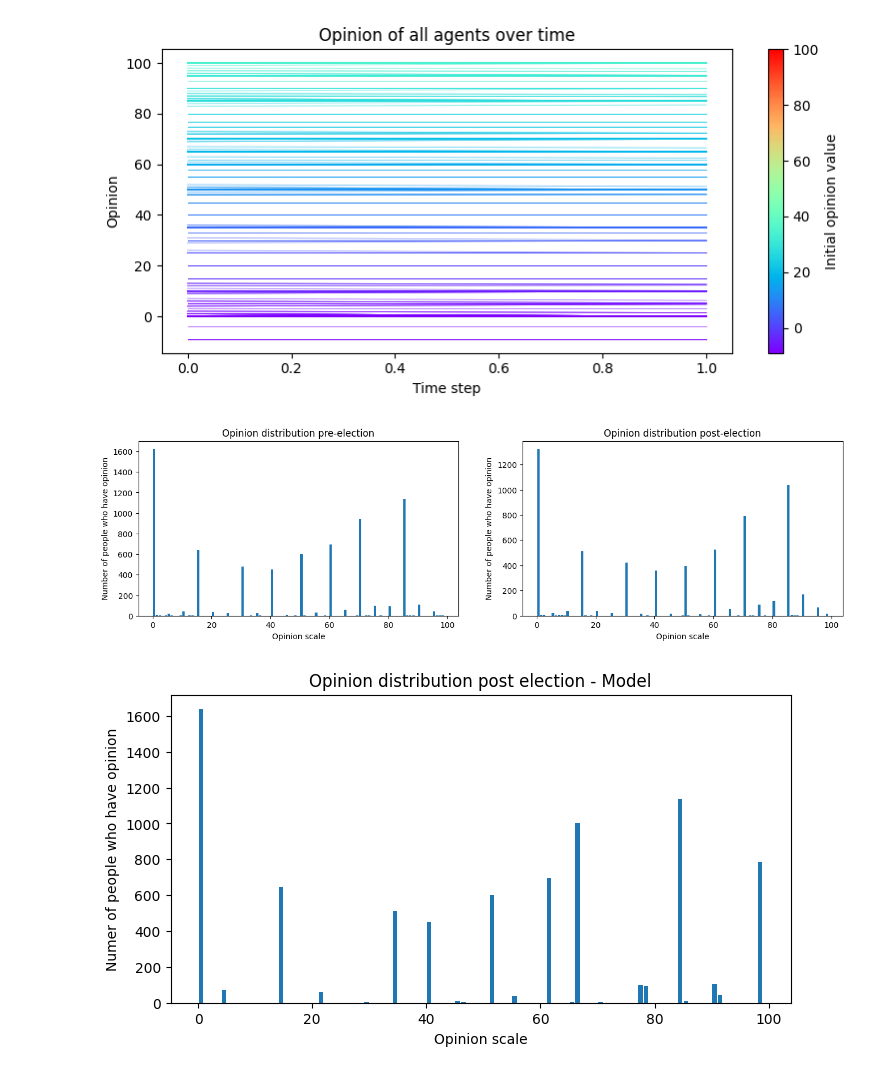
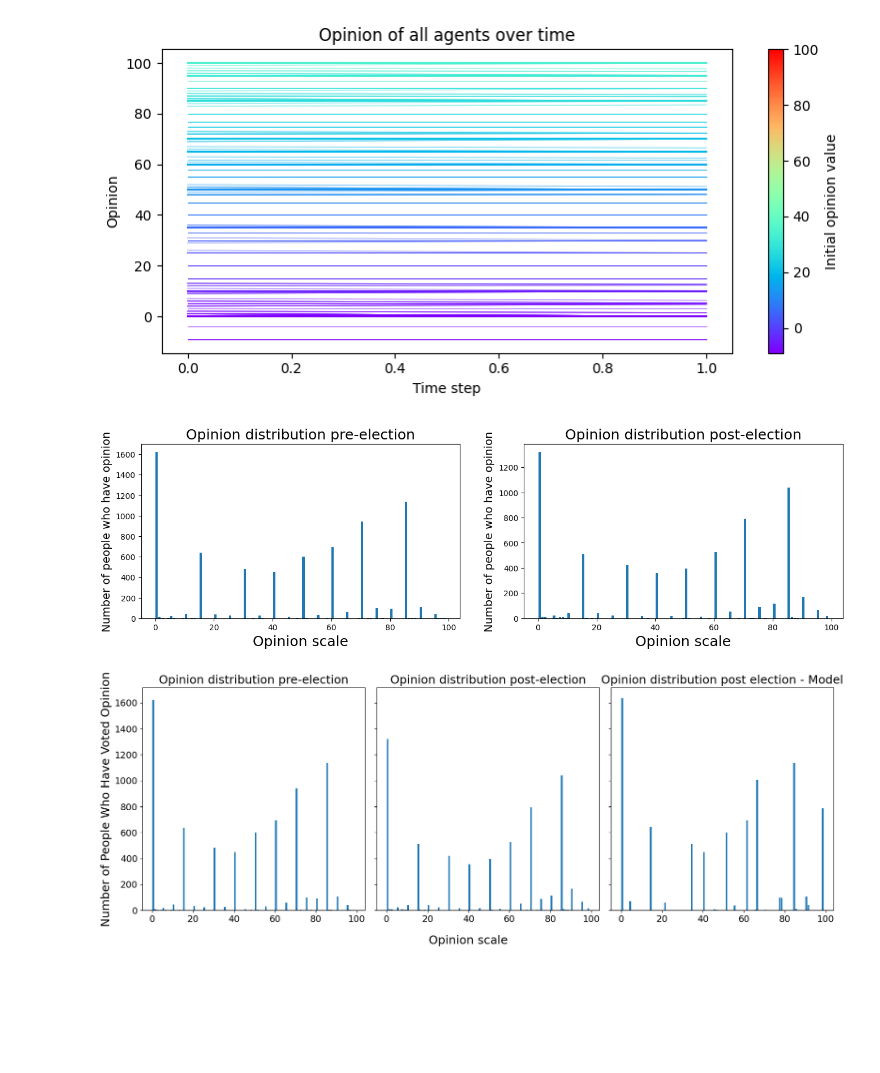
Before and after one commit to triptesh1212/industrial-maths-project-2, a Jupyter notebook: pollingdata2.ipynb, the cells around one changed output. Drawn from its saved outputs; the diff is of its cells as text; code cells hidden in the pictures; blank space fills up the shorter version.

```diff
--- a/pollingdata2.ipynb
+++ b/pollingdata2.ipynb
@@ -182,43 +182,58 @@ agents_initial = np.copy(agents)
 
 agents_history = np.zeros((rounds+1, len(agents)))
 agents_history[0, :] = agents
 
 fig, axes = plt.subplots(1, 2, figsize=(16, 4))
 
 # Plot pre-election data on the first subplot
 axes[0].hist(pre, bins=np.arange(0, 100, 1), rwidth=0.8)
-axes[0].set_xlabel('Opinion scale')
-axes[0].set_ylabel('Number of people who have opinion')
-axes[0].set_title("Opinion distribution pre-election")
+axes[0].set_xlabel('Opinion scale', fontsize = 18)
+axes[0].set_ylabel('Number of people who have opinion', fontsize = 14)
+axes[0].set_title("Opinion distribution pre-election", fontsize = 18)
 
 # Plot post-election data on the second subplot
 axes[1].hist(post, bins=np.arange(0, 100, 1), rwidth=0.8)
-axes[1].set_xlabel('Opinion scale')
-axes[1].set_ylabel('Number of people who have opinion')
-axes[1].set_title("Opinion distribution post-election")
+axes[1].set_xlabel('Opinion scale', fontsize = 18)
+axes[1].set_ylabel('Number of people who have opinion', fontsize = 14)
+axes[1].set_title("Opinion distribution post-election", fontsize = 18)
 
 plt.show()
 
 for r in range(rounds):
     agents_next = np.zeros(len(agents))
 
     for i, a in enumerate(agents):
         agents_next[i] = one_step(a, agents)
 
     agents = np.copy(agents_next)
     agents_history[r+1, :] = agents
 
     observed_opinion = np.round(agents_history)
 
-    plt.figure(figsize=(8,4))
-    plt.hist((agents), bins=np.arange(0, 100, 1), rwidth=0.8)
-    plt.xlabel('Opinion scale')
-    plt.ylabel('Numer of people who have opinion')
-    plt.title(f"Opinion distribution post election - Model")
+
+    fig, axes = plt.subplots(1, 3, figsize=(16, 6), sharex=True, sharey=True)
+
+    axes[0].hist(pre, bins=np.arange(0, 100, 1), rwidth=0.8)
+    axes[0].set_ylabel('Number of People Who Have Voted Opinion', fontsize = 18)
+    axes[0].set_title("Opinion distribution pre-election", fontsize = 18)
+
+    axes[1].hist(post, bins=np.arange(0, 100, 1), rwidth=0.8)
+    axes[1].set_title("Opinion distribution post-election", fontsize = 18)
+
+    axes[2].hist((agents), bins=np.arange(0, 100, 1), rwidth=0.8)
+    axes[2].set_title(f"Opinion distribution post election - Model", fontsize = 18)
+
+    for ax in axes:
+        ax.tick_params(axis='x', labelsize=14)
+        ax.tick_params(axis='y', labelsize=14)
+
+    fig.supxlabel('Opinion scale', fontsize = 18)
+
+    plt.tight_layout()
     plt.show()
 
 
 # plot_opinions(observed_opinion, agents_initial, rounds=rounds, alpha=0.6)
 # %% [output]
-[figure, old version]
+[figure, new version]
-[figure, old version]
+[figure, new version]
```
